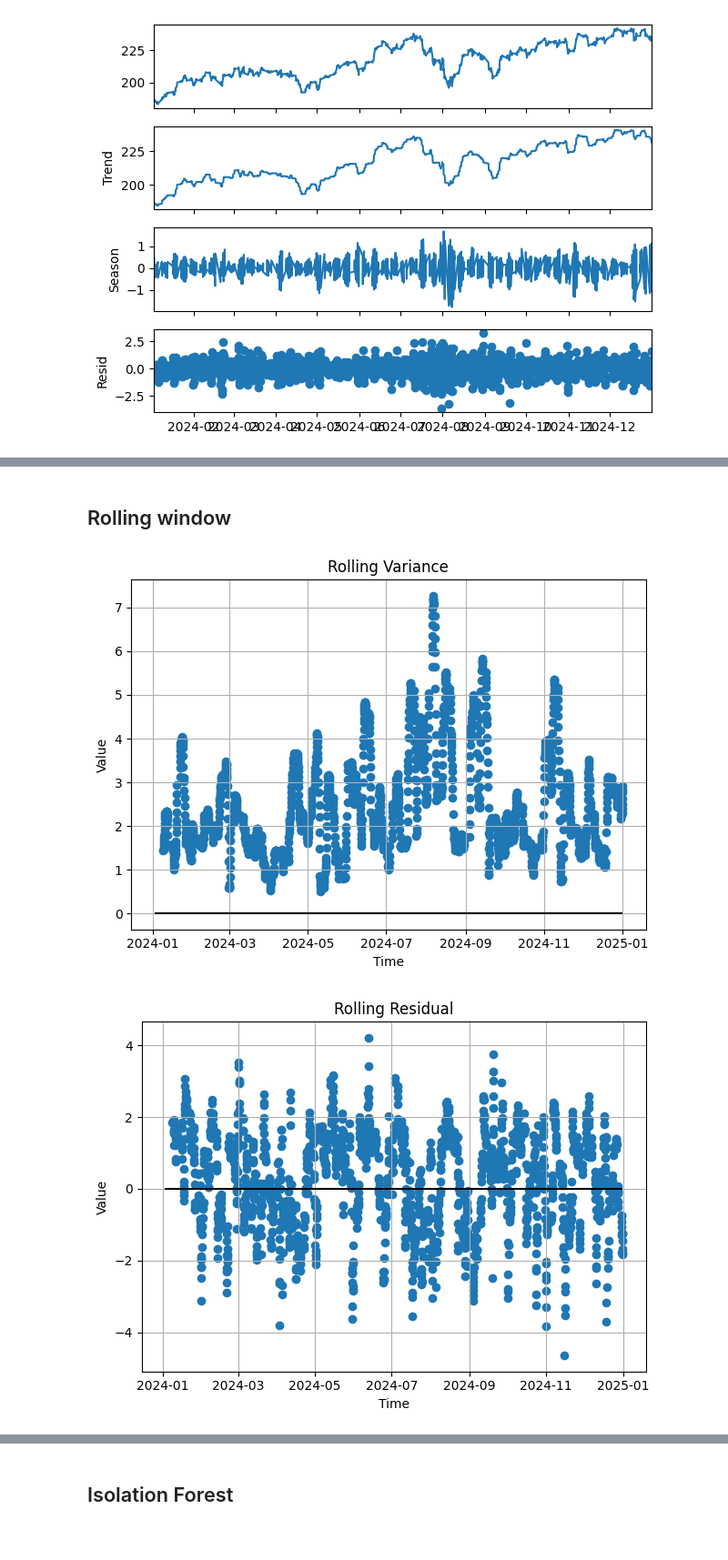
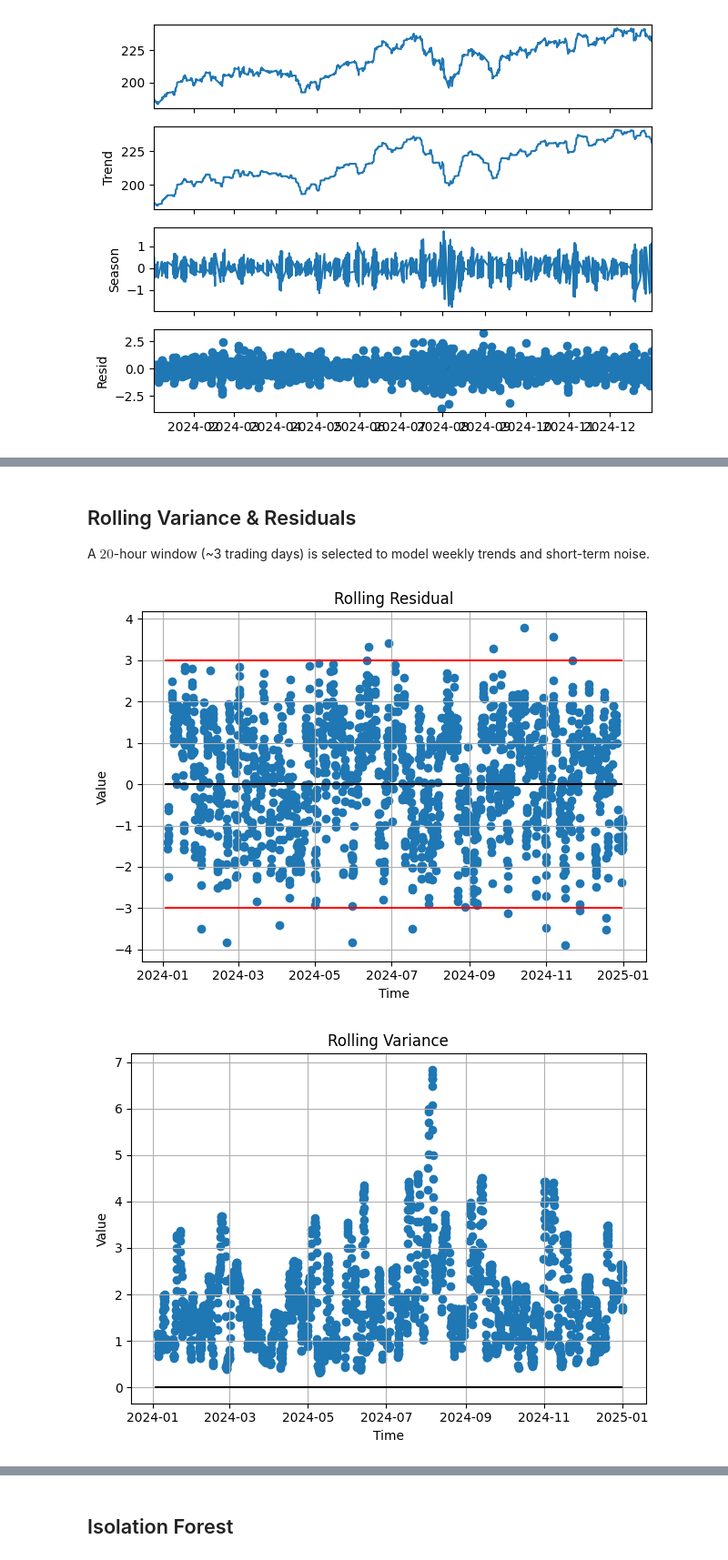
Before and after one commit to Jiaqi-Tang/Time-Series-Anomaly, a Jupyter notebook: notebooks/quant_finance.ipynb, the cells around one changed output, grey strips where cells are left out. Shown at 91% size. Cells and saved outputs as stored; diff of their text form; code cells hidden in the pictures.

```diff
--- a/notebooks/quant_finance.ipynb
+++ b/notebooks/quant_finance.ipynb
@@ -45,14 +68,16 @@ plot_scatter(stl_result.resid, hlines=[-3, 3])
 # %% [markdown]
-## Rolling window
+## Rolling Variance & Residuals
+
+A $20$-hour window (~3 trading days) is selected to model weekly trends and short-term noise.
 # %%
 from src.models.statistical.rule_based import rolling_residuals, rolling_variance
 from src.visualization.plots import plot_scatter
 
-rolling_var = rolling_variance(ts, window=35)
-rolling_resid = rolling_residuals(ts, window=35)
+rolling_var = rolling_variance(ts, window=20)
+rolling_resid = rolling_residuals(ts, window=20)
 
+plot_scatter(rolling_resid, title="Rolling Residual", hlines=[-3, 3])
 plot_scatter(rolling_var, title="Rolling Variance")
-plot_scatter(rolling_resid, title="Rolling Residual")
 # %% [output]
-[figure, old version]
+[figure, new version]
-[figure, old version]
+[figure, new version]
```
Also changed, not shown: parts of 46 cells of this notebook, 3 other files.
